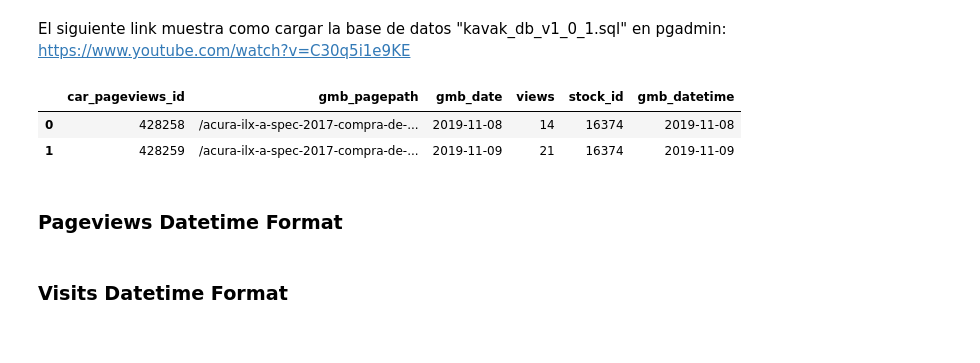
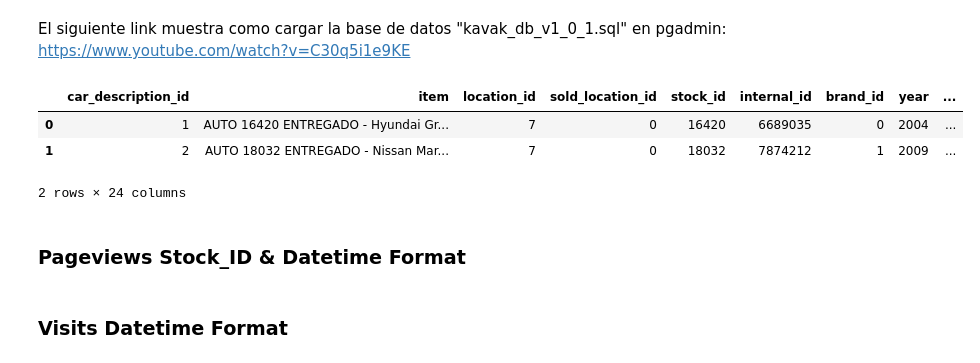
Before and after one commit to mexico-team-5/showrooms-data-analysis, a Jupyter notebook: Exploratory_Data_Analysis.ipynb, the cells around one changed output. Drawn from its saved outputs; the diff is of its cells as text; code cells hidden in the pictures.

```diff
--- a/Exploratory_Data_Analysis.ipynb
+++ b/Exploratory_Data_Analysis.ipynb
@@ -30,11 +43,20 @@ showroom = pd.read_sql_query("select * from showroom", conn)
+# %%
+car_description = pd.read_sql_query(
+    '''SELECT c.*, d.name brand_name FROM
+            (SELECT a.*, b.name location_name
+             FROM car_description a LEFT JOIN showroom b
+        ON a.sold_location_id=b.showroom_id) c
+        LEFT JOIN brands d ON c.brand_id=d.brand_id
+    ''', conn)
 # %%
-car_pageviews.head(2)
+car_description.head(2)
 # %% [output]
-|  | car_pageviews_id | gmb_pagepath | gmb_date | views | stock_id | gmb_datetime |
-| 0 | 428258 | /acura-ilx-a-spec-2017-compra-de-... | 2019-11-08 | 14 | 16374 | 2019-11-08 |
-| 1 | 428259 | /acura-ilx-a-spec-2017-compra-de-... | 2019-11-09 | 21 | 16374 | 2019-11-09 |
+|  | car_description_id | item | location_id | sold_location_id | stock_id | internal_id | brand_id | year | ... |
+| 0 | 1 | AUTO 16420 ENTREGADO - Hyundai Gr... | 7 | 0 | 16420 | 6689035 | 0 | 2004 | ... |
+| 1 | 2 | AUTO 18032 ENTREGADO - Nissan Mar... | 7 | 0 | 18032 | 7874212 | 1 | 2009 | ... |
+2 rows × 24 columns
 # %% [markdown]
-### Pageviews Datetime Format
+### Pageviews Stock_ID & Datetime Format
 # %%
 ### Add stock_ID to the dataset for Pageviews table
 car_pageviews['stock_id'] = car_pageviews['gmb_pagepath'].apply(lambda x: x[(x.rfind("autos-")+6):len(x)])
```
Also changed, not shown: parts of 15 cells of this notebook.
